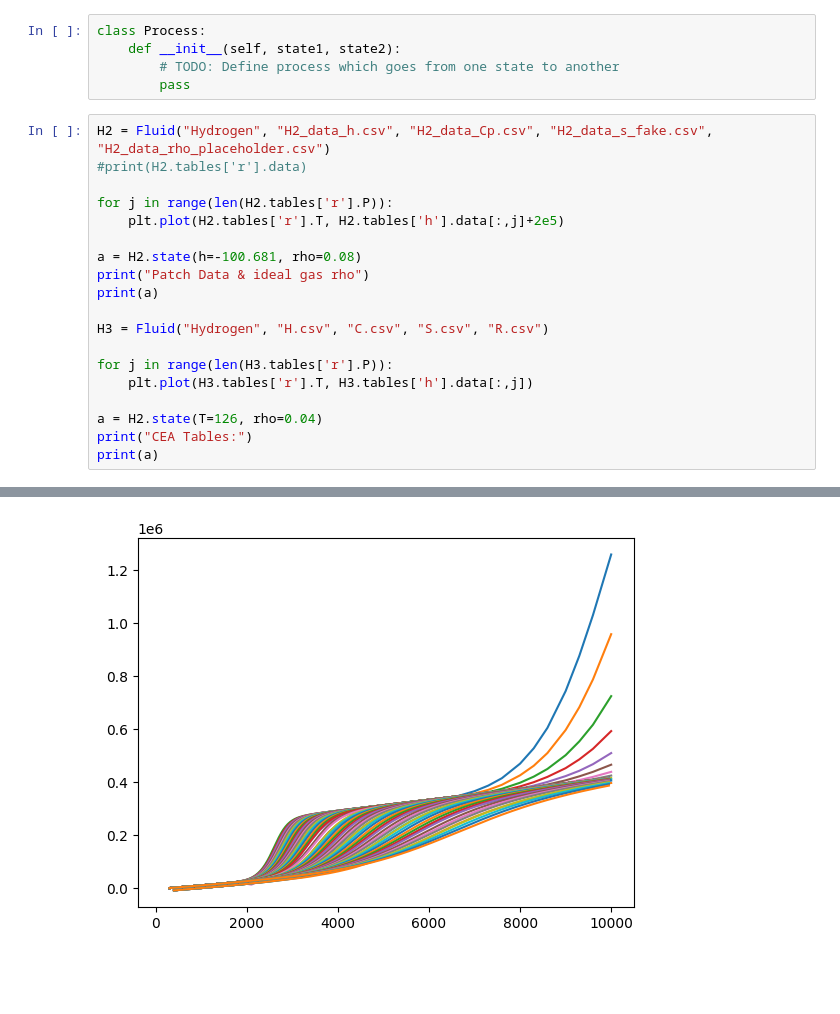
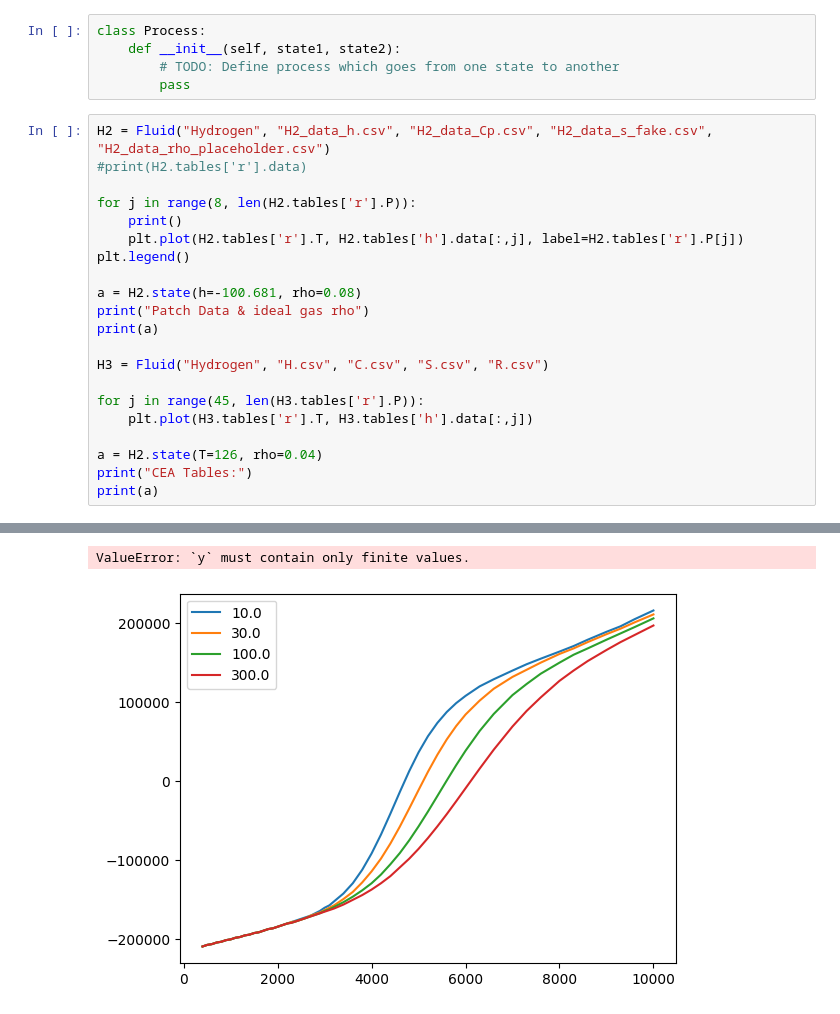
Before and after one commit to daa97/CFE, a Jupyter notebook: Hydrogen Solver.ipynb, the cells around one changed output, grey strips where cells are left out. Drawn from its saved outputs; the diff is of its cells as text; blank space fills up the shorter version.

Commit message:
CEA property CSVs @ 300K+
full complete CEA property tables for

```diff
--- a/Hydrogen Solver.ipynb
+++ b/Hydrogen Solver.ipynb
@@ -306,8 +309,10 @@ class Process:
 H2 = Fluid("Hydrogen", "H2_data_h.csv", "H2_data_Cp.csv", "H2_data_s_fake.csv", "H2_data_rho_placeholder.csv")
 #print(H2.tables['r'].data)
 
-for j in range(len(H2.tables['r'].P)):
-    plt.plot(H2.tables['r'].T, H2.tables['h'].data[:,j]+2e5)
+for j in range(8, len(H2.tables['r'].P)):
+    print()
+    plt.plot(H2.tables['r'].T, H2.tables['h'].data[:,j], label=H2.tables['r'].P[j])
+plt.legend()
 
 a = H2.state(h=-100.681, rho=0.08)
 print("Patch Data & ideal gas rho")
@@ -315,7 +320,7 @@ print(a)
 
 H3 = Fluid("Hydrogen", "H.csv", "C.csv", "S.csv", "R.csv")
 
-for j in range(len(H3.tables['r'].P)):
+for j in range(45, len(H3.tables['r'].P)):
     plt.plot(H3.tables['r'].T, H3.tables['h'].data[:,j])
 
 a = H2.state(T=126, rho=0.04)
@@ -343 +344,2 @@ Fluid state with properties:
+ValueError: `y` must contain only finite values.
-[figure, old version]
+[figure, new version]
```
Also changed, not shown: parts of 2 cells of this notebook, 23 other files.
